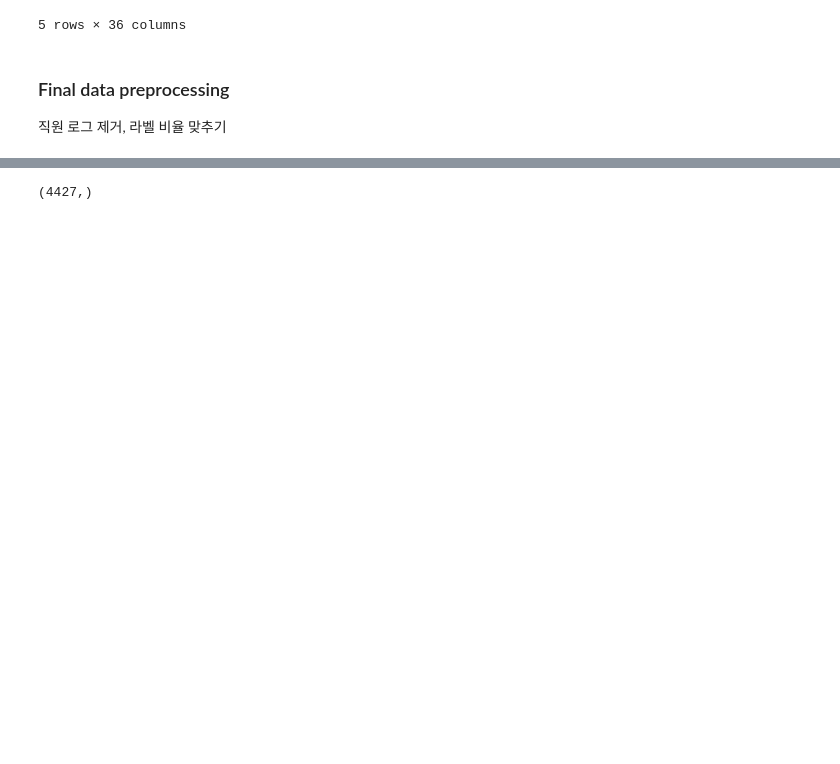
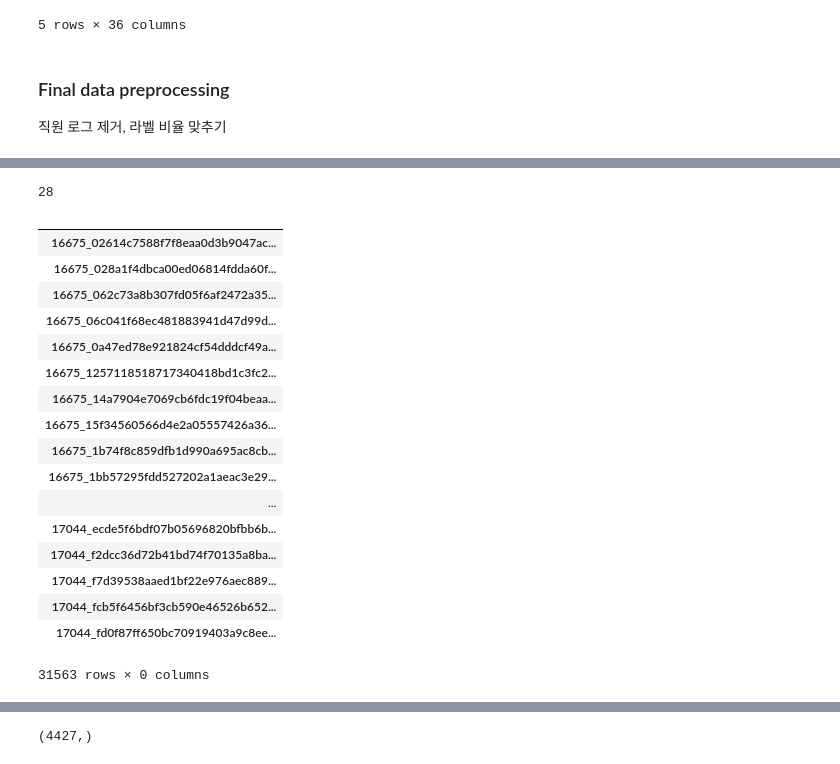
Before and after one commit to Yoo-Ju/MSRA_proposal_wifi_log, a Jupyter notebook: notebook/160930 Model (Refactored).ipynb, the cells around one changed output, grey strips where cells are left out. Drawn from its saved outputs; the diff is of its cells as text; code cells hidden in the pictures; blank space fills up the shorter version.

```diff
--- a/notebook/160930 Model (Refactored).ipynb
+++ b/notebook/160930 Model (Refactored).ipynb
@@ -622,0 +639,22 @@ trajs_combined = pd.read_pickle("../data/786/786_trajs_combined.p")
+# %%
+a = [(7, 10), (10, 10.99), (11, 15), (14, 20), (23, 39)]
+
+def getIntervalUnion(a):
+    b = []
+    for begin,end in sorted(a):
+        if b and b[-1][1] >= begin:
+            b[-1] = (b[-1][0], end)
+        else:
+            b.append((begin, end))
+    return b
+
+
+
+def getSum(a):
+    b = 0
+    for interval in a:
+        b = b + interval[1]-interval[0]
+    return round(b)
+
+print(getIntervalUnion(a))
+print(getSum(getIntervalUnion(a)))
@@ -622,0 +668,17 @@ trajs_combined = pd.read_pickle("../data/786/786_trajs_combined.p")
+# %%
+cands = ['1f-right', '1f-inner', '1f-left']
+def tryindex(x, cands):
+    for i in cands:
+        print(x.index(i))
+    return 0
+#     except ValueError:
+#         return 0
+
+def getRealDwellTime(lst, cands):
+    idcs = [i for i, x in enumerate(lst['traj']) if x in cands]
+    intervals = [(lst['ts'][index], lst['ts_end'][index]) for index in idcs]
+    return getSum(getIntervalUnion(intervals))
+# trajs_combined['traj'].apply(lambda x: find(x, cands))
+
+
+trajs_combined.apply(lambda x: getRealDwellTime(x, cands), axis=1)
@@ -622,0 +815,3 @@ trajs_combined = pd.read_pickle("../data/786/786_trajs_combined.p")
+# %%
+### [['traj', 'dwell_time']]
+abcde = trajs_combined.apply(lambda x: statistics_feature_generator(x, areaType), axis=1)
@@ -622,0 +843,23 @@ trajs_combined = pd.read_pickle("../data/786/786_trajs_combined.p")
+# %%
+print(len(abcde[1]))
+aaa = pd.DataFrame(index = abcde.index)
+# %% [output]
+28
+|  |
+| 16675_02614c7588f7f8eaa0d3b9047ac... |
+| 16675_028a1f4dbca00ed06814fdda60f... |
+| 16675_062c73a8b307fd05f6af2472a35... |
+| 16675_06c041f68ec481883941d47d99d... |
+| 16675_0a47ed78e921824cf54dddcf49a... |
+| 16675_1257118518717340418bd1c3fc2... |
+| 16675_14a7904e7069cb6fdc19f04beaa... |
+| 16675_15f34560566d4e2a05557426a36... |
+| 16675_1b74f8c859dfb1d990a695ac8cb... |
+| 16675_1bb57295fdd527202a1aeac3e29... |
+| ... |
+| 17044_ecde5f6bdf07b05696820bfbb6b... |
+| 17044_f2dcc36d72b41bd74f70135a8ba... |
+| 17044_f7d39538aaed1bf22e976aec889... |
+| 17044_fcb5f6456bf3cb590e46526b652... |
+| 17044_fd0f87ff650bc70919403a9c8ee... |
+31563 rows × 0 columns
```
Also changed, not shown: parts of 63 cells of this notebook, 30 other files.
